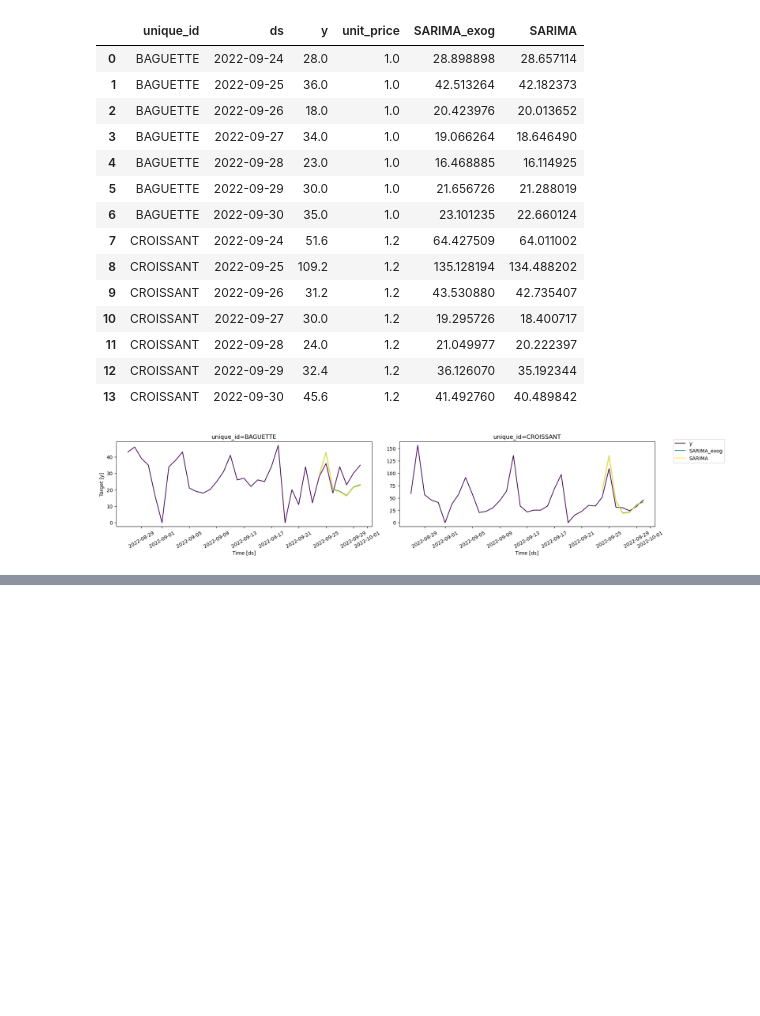
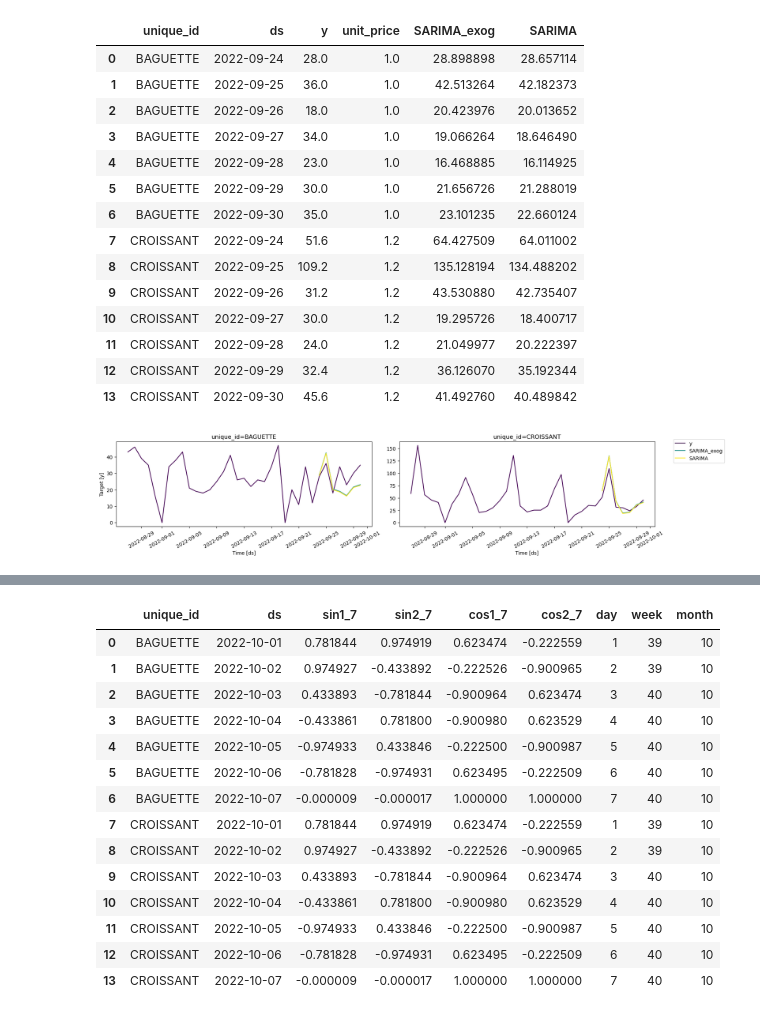
Before and after one commit to BMMUGOMBA/Time_Series, a Jupyter notebook: intro-freecodecamp.ipynb, the cells around one changed output, grey strips where cells are left out. Drawn from its saved outputs; the diff is of its cells as text; code cells hidden in the pictures; blank space fills up the shorter version.

```diff
--- a/intro-freecodecamp.ipynb
+++ b/intro-freecodecamp.ipynb
@@ -415,0 +429,12 @@ cv_exog_eval
+# %%
+features = [
+    partial(fourier, season_length=7, k=2),
+    partial(time_features, features=["day", "week", "month"])
+]
+
+small_exog_df, futr_exog_df = pipeline(
+    df=small_df,
+    features=features,
+    freq="D",
+    h=horizon
+)
@@ -415,0 +450,18 @@ cv_exog_eval
+# %%
+futr_exog_df
+# %% [output]
+|  | unique_id | ds | sin1_7 | sin2_7 | cos1_7 | cos2_7 | day | week | month |
+| 0 | BAGUETTE | 2022-10-01 | 0.781844 | 0.974919 | 0.623474 | -0.222559 | 1 | 39 | 10 |
+| 1 | BAGUETTE | 2022-10-02 | 0.974927 | -0.433892 | -0.222526 | -0.900965 | 2 | 39 | 10 |
+| 2 | BAGUETTE | 2022-10-03 | 0.433893 | -0.781844 | -0.900964 | 0.623474 | 3 | 40 | 10 |
+| 3 | BAGUETTE | 2022-10-04 | -0.433861 | 0.781800 | -0.900980 | 0.623529 | 4 | 40 | 10 |
+| 4 | BAGUETTE | 2022-10-05 | -0.974933 | 0.433846 | -0.222500 | -0.900987 | 5 | 40 | 10 |
+| 5 | BAGUETTE | 2022-10-06 | -0.781828 | -0.974931 | 0.623495 | -0.222509 | 6 | 40 | 10 |
+| 6 | BAGUETTE | 2022-10-07 | -0.000009 | -0.000017 | 1.000000 | 1.000000 | 7 | 40 | 10 |
+| 7 | CROISSANT | 2022-10-01 | 0.781844 | 0.974919 | 0.623474 | -0.222559 | 1 | 39 | 10 |
+| 8 | CROISSANT | 2022-10-02 | 0.974927 | -0.433892 | -0.222526 | -0.900965 | 2 | 39 | 10 |
+| 9 | CROISSANT | 2022-10-03 | 0.433893 | -0.781844 | -0.900964 | 0.623474 | 3 | 40 | 10 |
+| 10 | CROISSANT | 2022-10-04 | -0.433861 | 0.781800 | -0.900980 | 0.623529 | 4 | 40 | 10 |
+| 11 | CROISSANT | 2022-10-05 | -0.974933 | 0.433846 | -0.222500 | -0.900987 | 5 | 40 | 10 |
+| 12 | CROISSANT | 2022-10-06 | -0.781828 | -0.974931 | 0.623495 | -0.222509 | 6 | 40 | 10 |
+| 13 | CROISSANT | 2022-10-07 | -0.000009 | -0.000017 | 1.000000 | 1.000000 | 7 | 40 | 10 |
```
Also changed, not shown: parts of 7 cells of this notebook.
